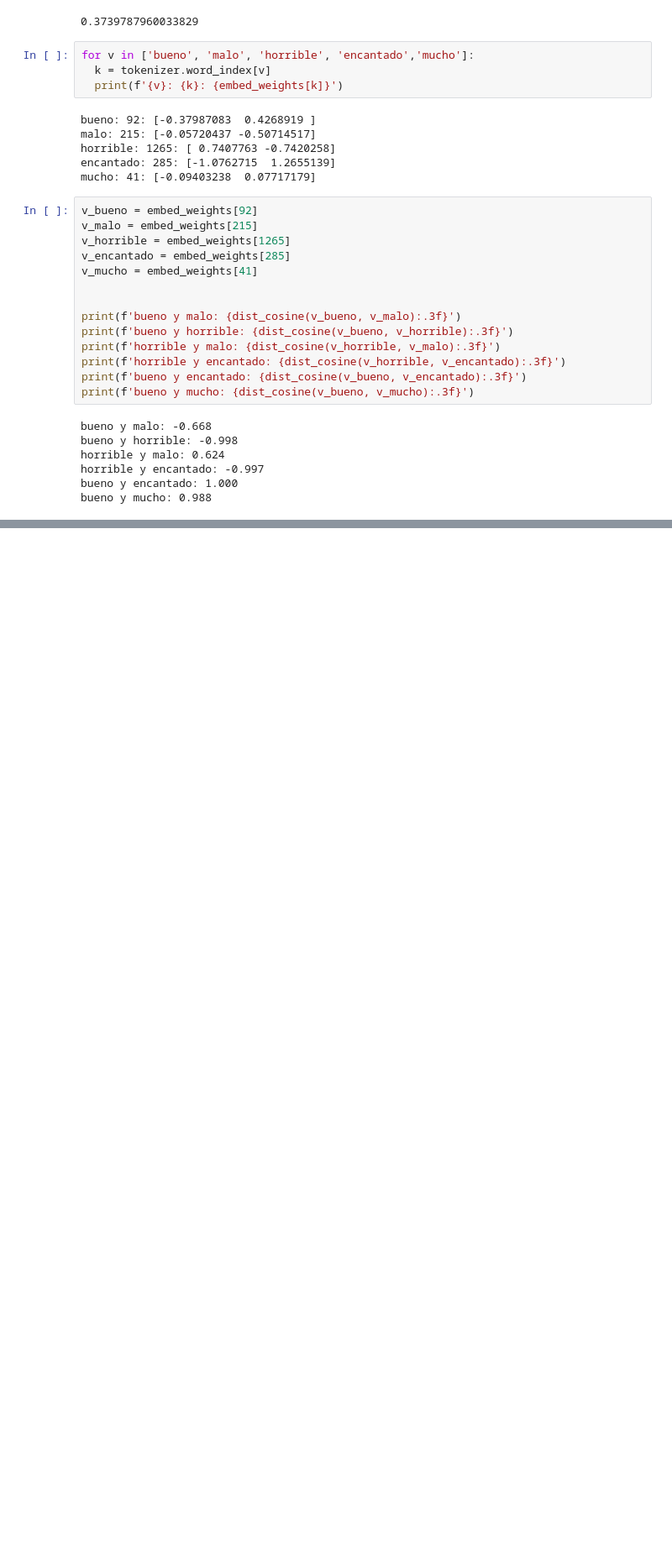
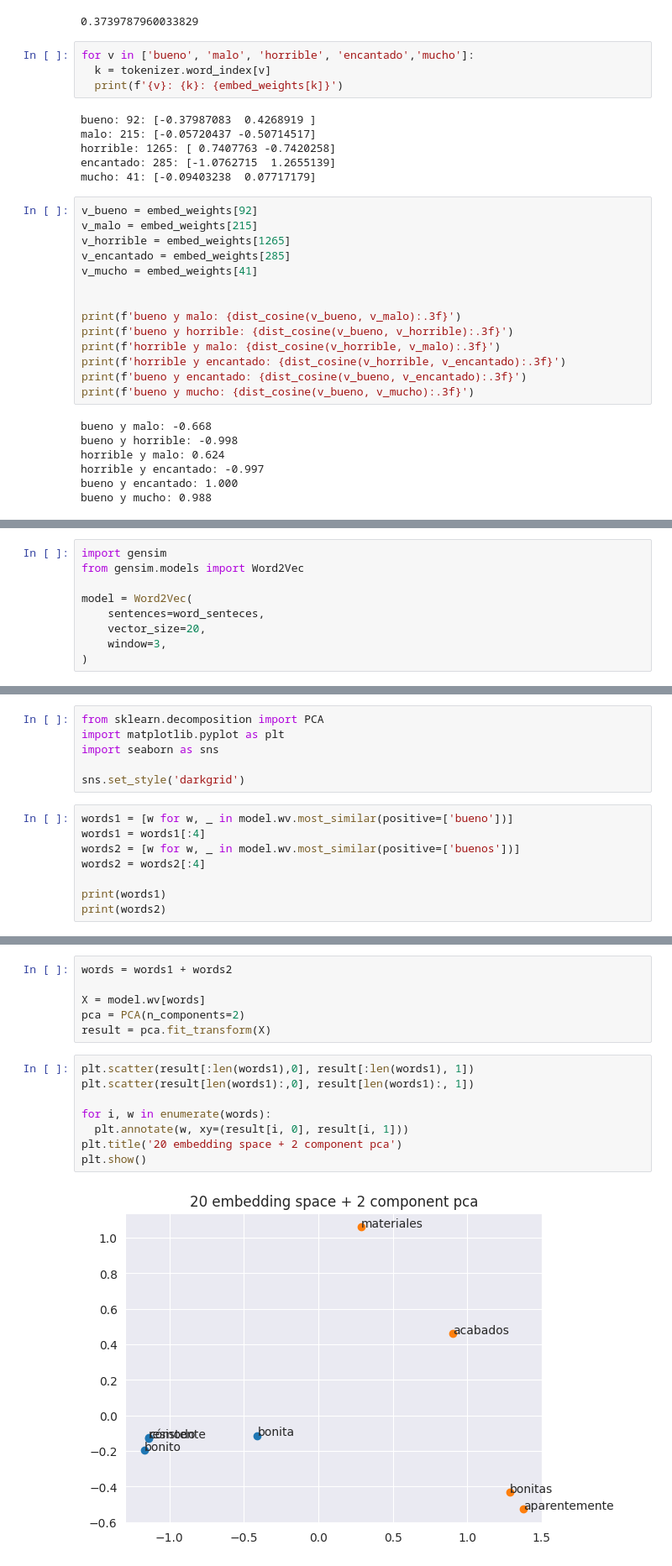
Before and after one commit to mtermor/NTIC_DeepLearning, a Jupyter notebook: NLP/02_embeddings.ipynb, the cells around one changed output, grey strips where cells are left out. Shown at 84% size. Saved outputs shown, nothing was run; the diff lists cells and outputs as text; blank space fills up the shorter version.

```diff
--- a/NLP/02_embeddings.ipynb
+++ b/NLP/02_embeddings.ipynb
@@ -304,0 +355,9 @@ bueno y mucho: 0.988
+# %%
+import gensim
+from gensim.models import Word2Vec
+
+model = Word2Vec(
+    sentences=word_senteces,
+    vector_size=20,
+    window=3,
+)
@@ -304,0 +404,14 @@ bueno y mucho: 0.988
+# %%
+from sklearn.decomposition import PCA
+import matplotlib.pyplot as plt
+import seaborn as sns
+
+sns.set_style('darkgrid')
+# %%
+words1 = [w for w, _ in model.wv.most_similar(positive=['bueno'])]
+words1 = words1[:4]
+words2 = [w for w, _ in model.wv.most_similar(positive=['buenos'])]
+words2 = words2[:4]
+
+print(words1)
+print(words2)
@@ -304,0 +421,16 @@ bueno y mucho: 0.988
+# %%
+words = words1 + words2
+
+X = model.wv[words]
+pca = PCA(n_components=2)
+result = pca.fit_transform(X)
+# %%
+plt.scatter(result[:len(words1),0], result[:len(words1), 1])
+plt.scatter(result[len(words1):,0], result[len(words1):, 1])
+
+for i, w in enumerate(words):
+  plt.annotate(w, xy=(result[i, 0], result[i, 1]))
+plt.title('20 embedding space + 2 component pca')
+plt.show()
+# %% [output]
+[figure, added]
```
Also changed, not shown: parts of 11 cells of this notebook.
